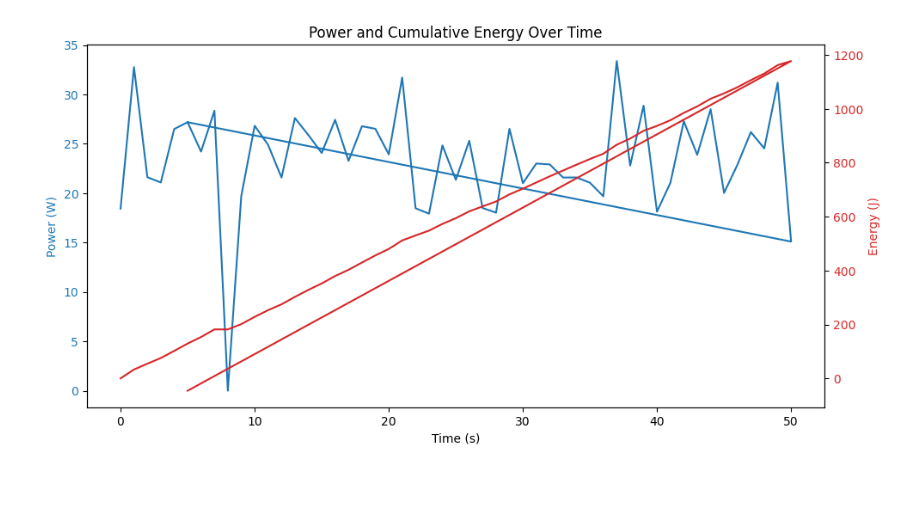
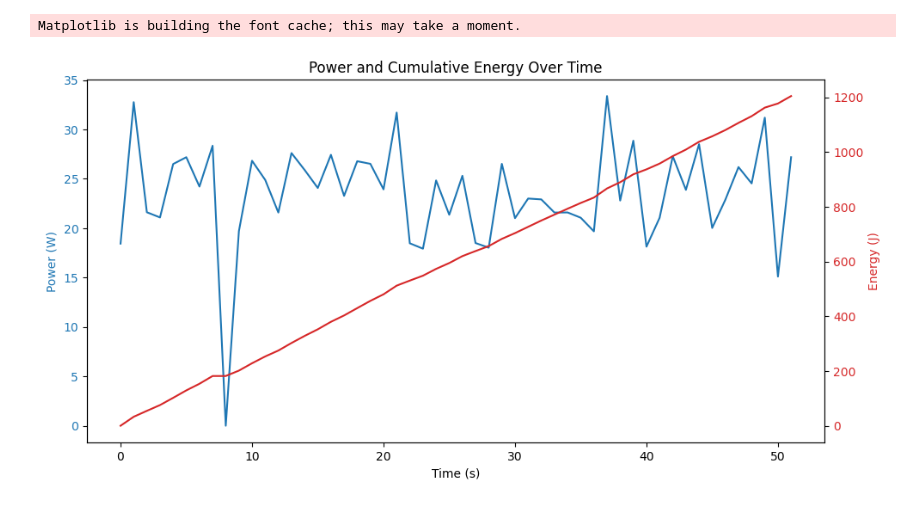
Before and after one commit to SoloGamerYT/pandas-cleaning-messy-electric-data, a Jupyter notebook: analys_experiment_data.ipynb, the cells around one changed output. Drawn from its saved outputs; the diff is of its cells as text; code cells hidden in the pictures.

Commit message:
fixed the last time (5 to 51)

```diff
--- a/analys_experiment_data.ipynb
+++ b/analys_experiment_data.ipynb
@@ -20,6 +20,9 @@ def get_data(file_path):
 
     # Drop extra column
     df.drop(df.columns[-1], axis=1, inplace=True)
+
+    # Fix the last time (5) to (51)
+    df["Time (seconds)"] = df.index
 
     # Convert to numeric, invalid entries become NaN
     numeric_cols = ["Time (seconds)", "Voltage (V)", "Current (A)", "Temp (°C)"]
@@ -34,31 +37,32 @@ def get_data(file_path):
     df["Current (A)"] = df["Current (A)"].clip(lower=0)
     df["Temp (°C)"] = df["Temp (°C)"].clip(lower=0)
 
     # Compute Power and cumulative Energy
     df["Power (W)"] = df["Voltage (V)"] * df["Current (A)"]
     df["Energy (J)"] = (df["Power (W)"] * df["Time (seconds)"].diff().fillna(0)).cumsum()
 
     return df
 
 def plot_data(df):
     # Plot Power and Energy vs Time
     fig, ax1 = plt.subplots(figsize=(10,5))
 
     ax1.plot(df["Time (seconds)"], df["Power (W)"], color='tab:blue', label='Power (W)')
     ax1.set_xlabel("Time (s)")
     ax1.set_ylabel("Power (W)", color='tab:blue')
     ax1.tick_params(axis='y', labelcolor='tab:blue')
 
     ax2 = ax1.twinx()  # second y-axis
     ax2.plot(df["Time (seconds)"], df["Energy (J)"], color='tab:red', label='Energy (J)')
     ax2.set_ylabel("Energy (J)", color='tab:red')
     ax2.tick_params(axis='y', labelcolor='tab:red')
 
     fig.tight_layout()
     plt.title("Power and Cumulative Energy Over Time")
     plt.show()
 
 if __name__ == "__main__":
     main()
 # %% [output]
+Matplotlib is building the font cache; this may take a moment.
-[figure, old version]
+[figure, new version]
```
